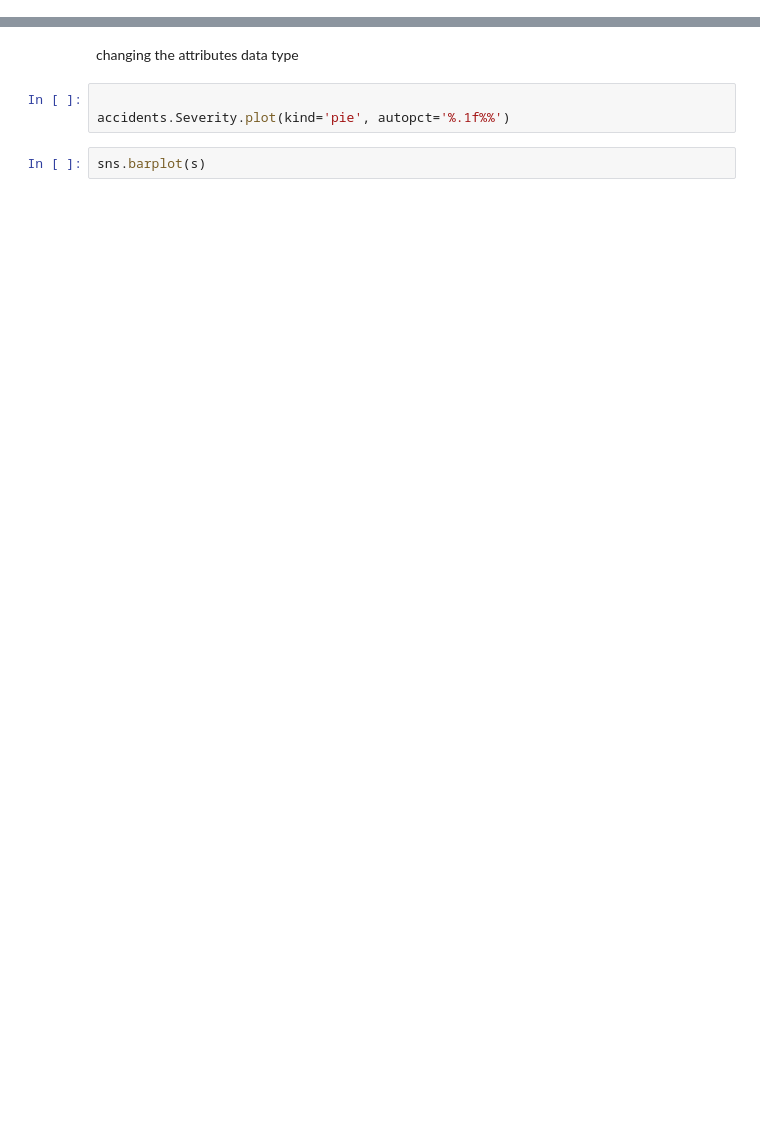
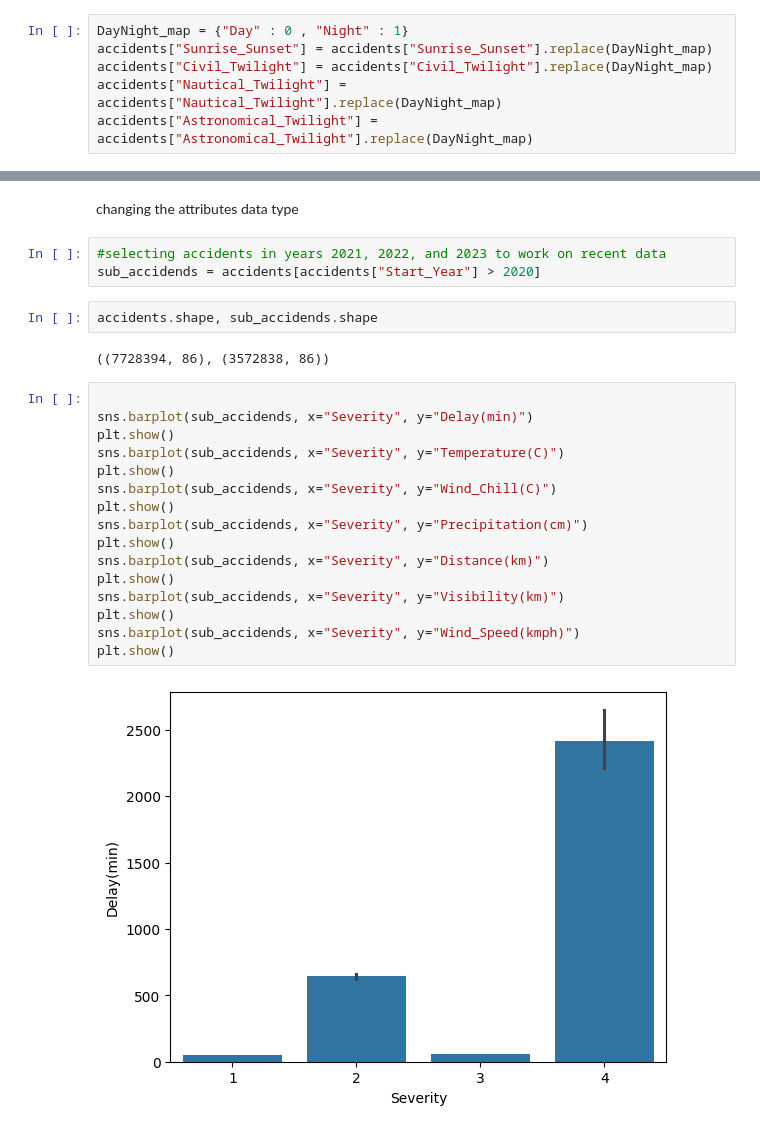
Before and after one commit to reza370/ML_group_project, a Jupyter notebook: accidents.ipynb, the cells around one changed output, grey strips where cells are left out. Saved outputs shown, nothing was run; the diff lists cells and outputs as text; blank space fills up the shorter version.

```diff
--- a/accidents.ipynb
+++ b/accidents.ipynb
@@ -319,4 +317,10 @@ categorical_cols = accidents.select_dtypes(include=["bool"]).columns
 label_encoder = LabelEncoder()
 for col in categorical_cols:
     accidents[col] = label_encoder.fit_transform(accidents[col])
+# %%
+DayNight_map = {"Day" : 0 , "Night" : 1}
+accidents["Sunrise_Sunset"] = accidents["Sunrise_Sunset"].replace(DayNight_map)
+accidents["Civil_Twilight"] = accidents["Civil_Twilight"].replace(DayNight_map)
+accidents["Nautical_Twilight"] = accidents["Nautical_Twilight"].replace(DayNight_map)
+accidents["Astronomical_Twilight"] = accidents["Astronomical_Twilight"].replace(DayNight_map)
 # %%
@@ -324,7 +346,27 @@ accidents.head()
 # %% [markdown]
 changing the attributes data type
-# %%
-
-accidents.Severity.plot(kind='pie', autopct='%.1f%%')
-# %%
-sns.barplot(s)
+# %%
+#selecting accidents in years 2021, 2022, and 2023 to work on recent data
+sub_accidends = accidents[accidents["Start_Year"] > 2020]
+# %%
+accidents.shape, sub_accidends.shape
+# %% [output]
+((7728394, 86), (3572838, 86))
+# %%
+
+sns.barplot(sub_accidends, x="Severity", y="Delay(min)")
+plt.show()
+sns.barplot(sub_accidends, x="Severity", y="Temperature(C)")
+plt.show()
+sns.barplot(sub_accidends, x="Severity", y="Wind_Chill(C)")
+plt.show()
+sns.barplot(sub_accidends, x="Severity", y="Precipitation(cm)")
+plt.show()
+sns.barplot(sub_accidends, x="Severity", y="Distance(km)")
+plt.show()
+sns.barplot(sub_accidends, x="Severity", y="Visibility(km)")
+plt.show()
+sns.barplot(sub_accidends, x="Severity", y="Wind_Speed(kmph)")
+plt.show()
+# %% [output]
+[figure, added]
```
Also changed, not shown: parts of 3 cells of this notebook.
